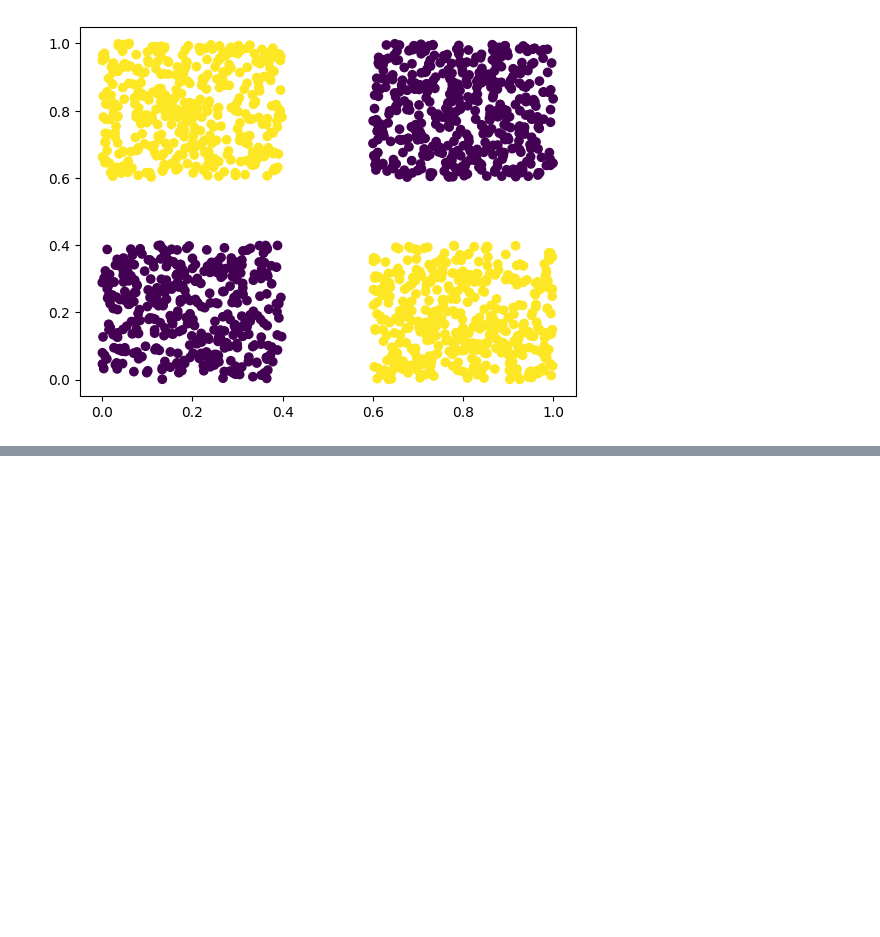
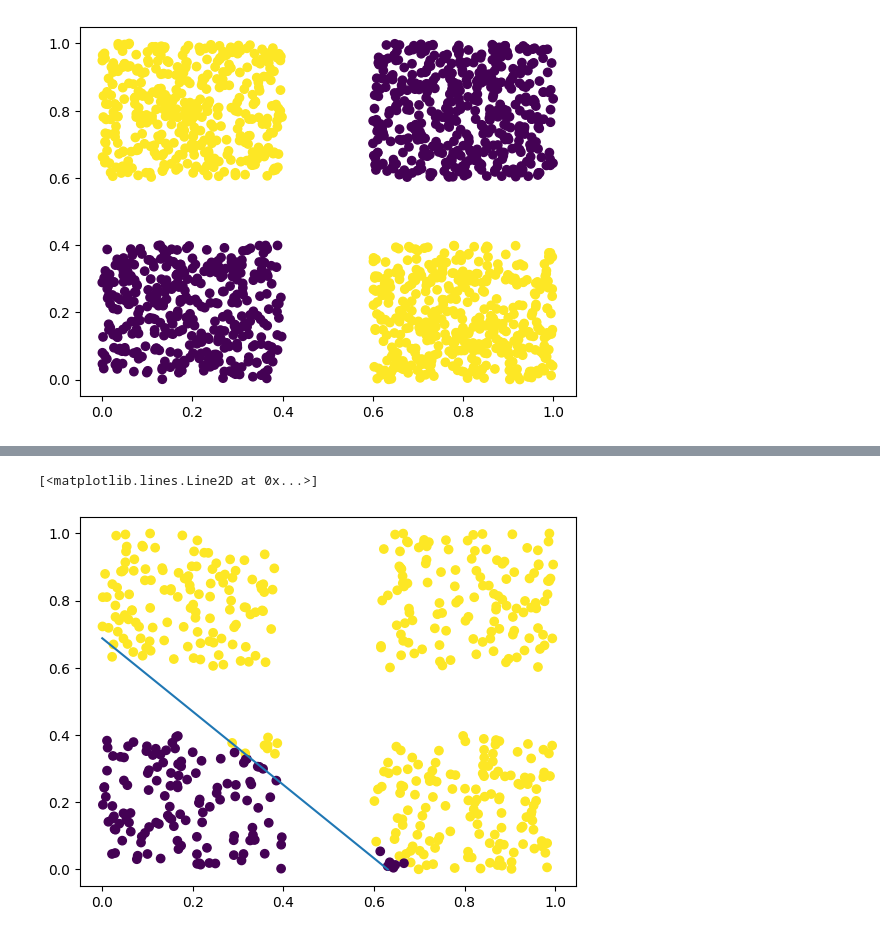
Before and after one commit to serafi-nebot-uib/IA, a Jupyter notebook: notebooks/02 - Scikit-learn i Perceptró/P2.ipynb, the cells around one changed output, grey strips where cells are left out. Drawn from its saved outputs; the diff is of its cells as text; code cells hidden in the pictures; blank space fills up the shorter version.

```diff
--- a/notebooks/02 - Scikit-learn i Perceptró/P2.ipynb
+++ b/notebooks/02 - Scikit-learn i Perceptró/P2.ipynb
@@ -183,0 +190,4 @@ clf = linear_model.Perceptron(tol=1e-9, random_state=42)
+# %%
+
+pred = clf.predict(X_test)
+print(pred)
@@ -183,0 +210,6 @@ clf = linear_model.Perceptron(tol=1e-9, random_state=42)
+# %%
+plt.scatter(X_test[:, 0], X_test[:, 1], c=pred)
+plt.plot(x_intercept, y_intercept)
+# %% [output]
+[<matplotlib.lines.Line2D at 0x...>]
+[figure, added]
```
Also changed, not shown: parts of 14 cells of this notebook.
